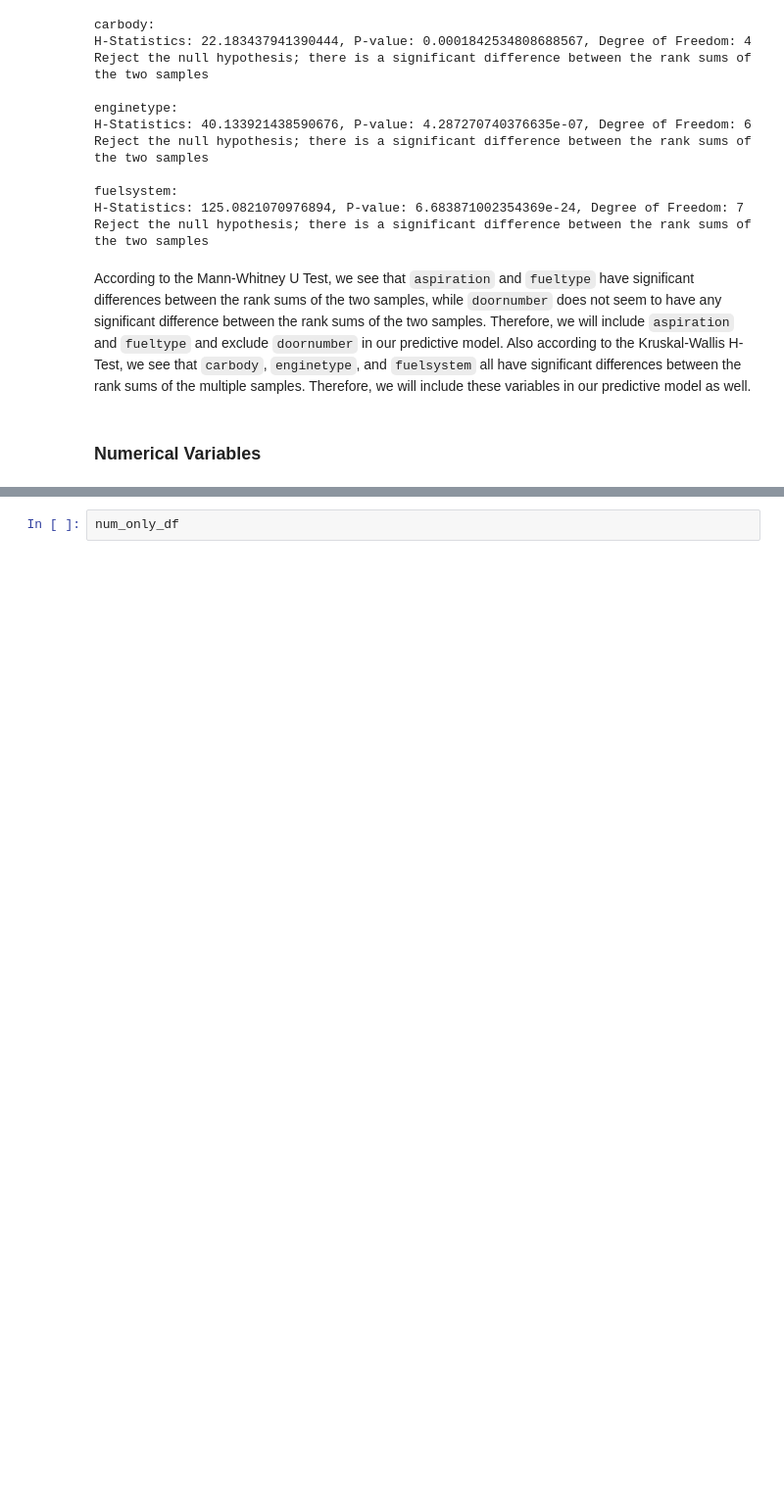
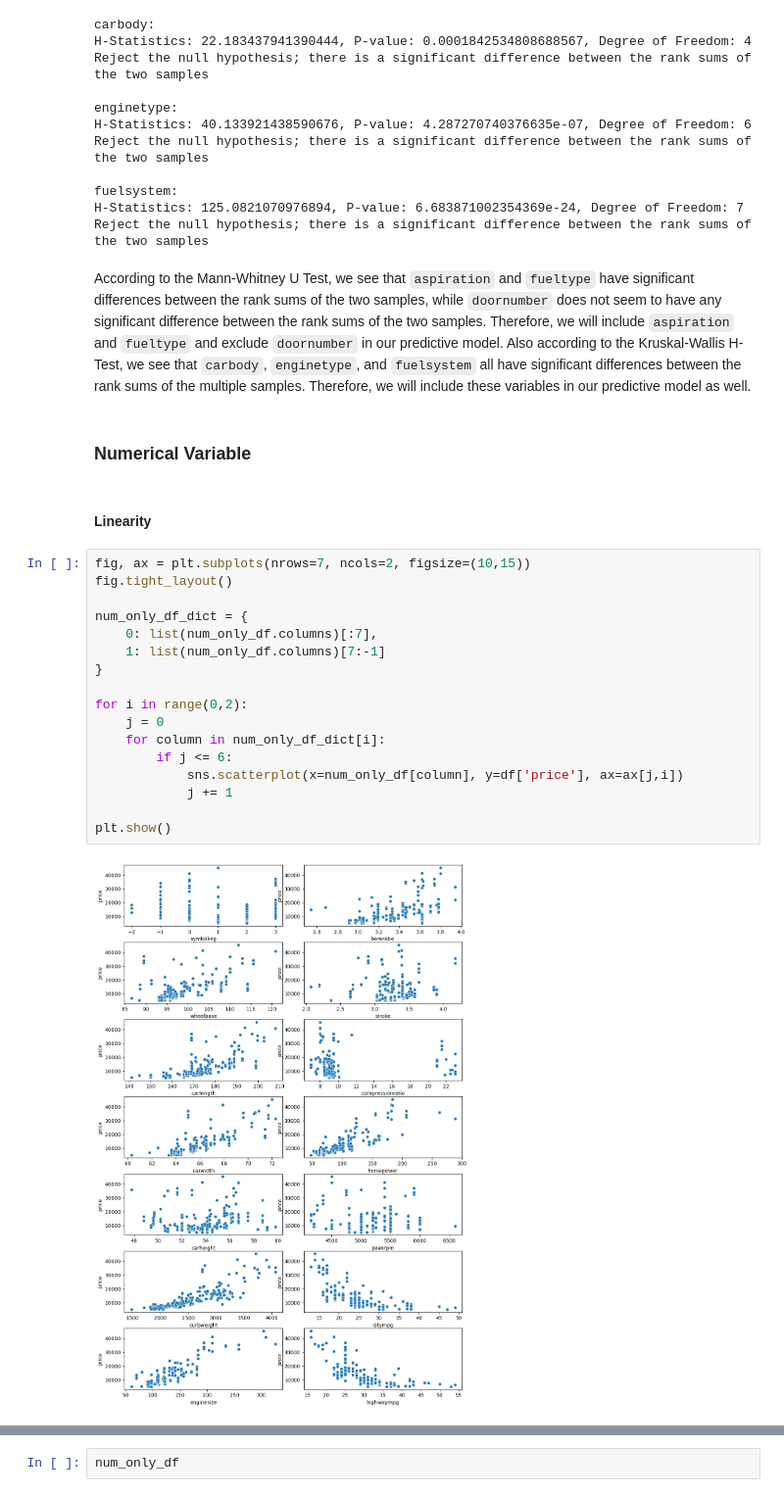
Before and after one commit to lojnys/data_science_project, a Jupyter notebook: car_pricing_assignment/car_price_linear_regression.ipynb, the cells around one changed output, grey strips where cells are left out. Shown at 98% size. Drawn from its saved outputs; the diff is of its cells as text; blank space fills up the shorter version.

Commit message:
started analyzing numerical variables (linearity and normality). After checking these, move on to Pearson Correlation

```diff
--- a/car_pricing_assignment/car_price_linear_regression.ipynb
+++ b/car_pricing_assignment/car_price_linear_regression.ipynb
@@ -507,4 +507,25 @@ Reject the null hypothesis; there is a significant difference between the rank s
 # %% [markdown]
 According to the Mann-Whitney U Test, we see that `aspiration` and `fueltype` have significant differences between the rank sums of the two samples, while `doornumber` does not seem to have any significant difference between the rank sums of the two samples. Therefore, we will include `aspiration` and `fueltype` and exclude `doornumber` in our predictive model. Also according to the Kruskal-Wallis H-Test, we see that `carbody`, `enginetype`, and `fuelsystem` all have significant differences between the rank sums of the multiple samples. Therefore, we will include these variables in our predictive model as well.
 # %% [markdown]
-### Numerical Variables
+### Numerical Variable
+# %% [markdown]
+#### Linearity
+# %%
+fig, ax = plt.subplots(nrows=7, ncols=2, figsize=(10,15))
+fig.tight_layout()
+
+num_only_df_dict = {
+    0: list(num_only_df.columns)[:7],
+    1: list(num_only_df.columns)[7:-1]
+}
+
+for i in range(0,2):
+    j = 0
+    for column in num_only_df_dict[i]:
+        if j <= 6:
+            sns.scatterplot(x=num_only_df[column], y=df['price'], ax=ax[j,i])
+            j += 1
+
+plt.show()
+# %% [output]
+[figure, added]
```
Also changed, not shown: parts of 4 cells of this notebook.
